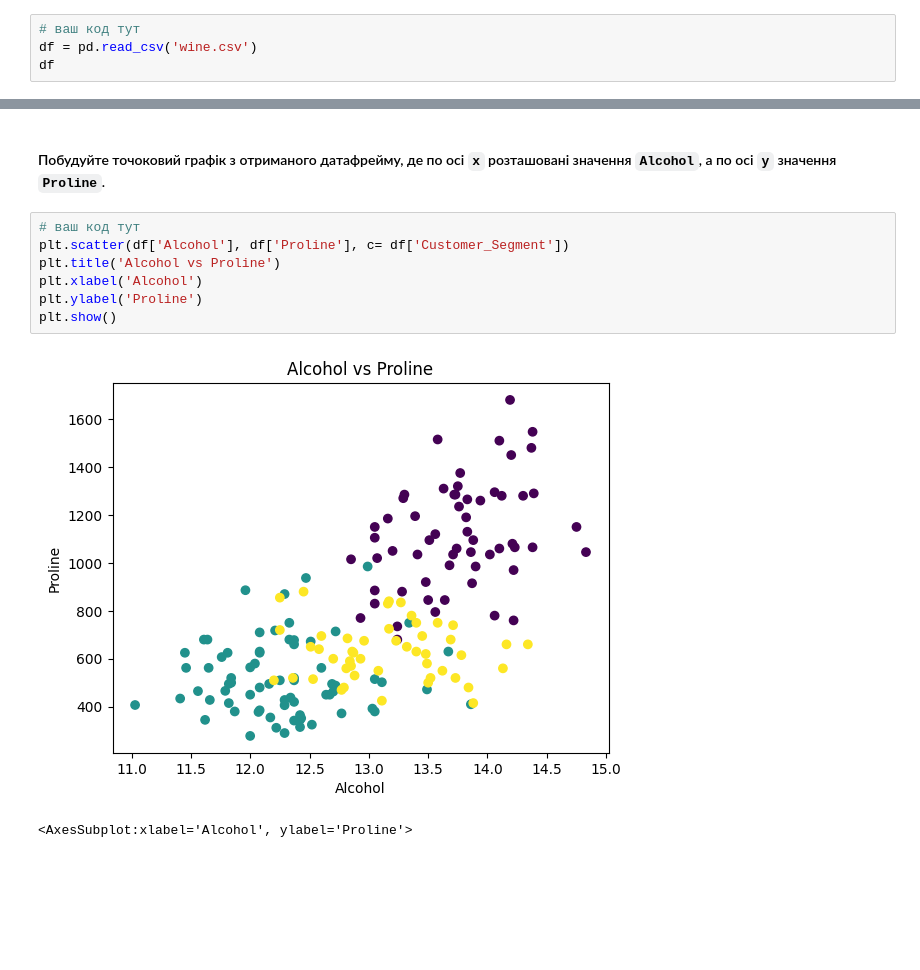
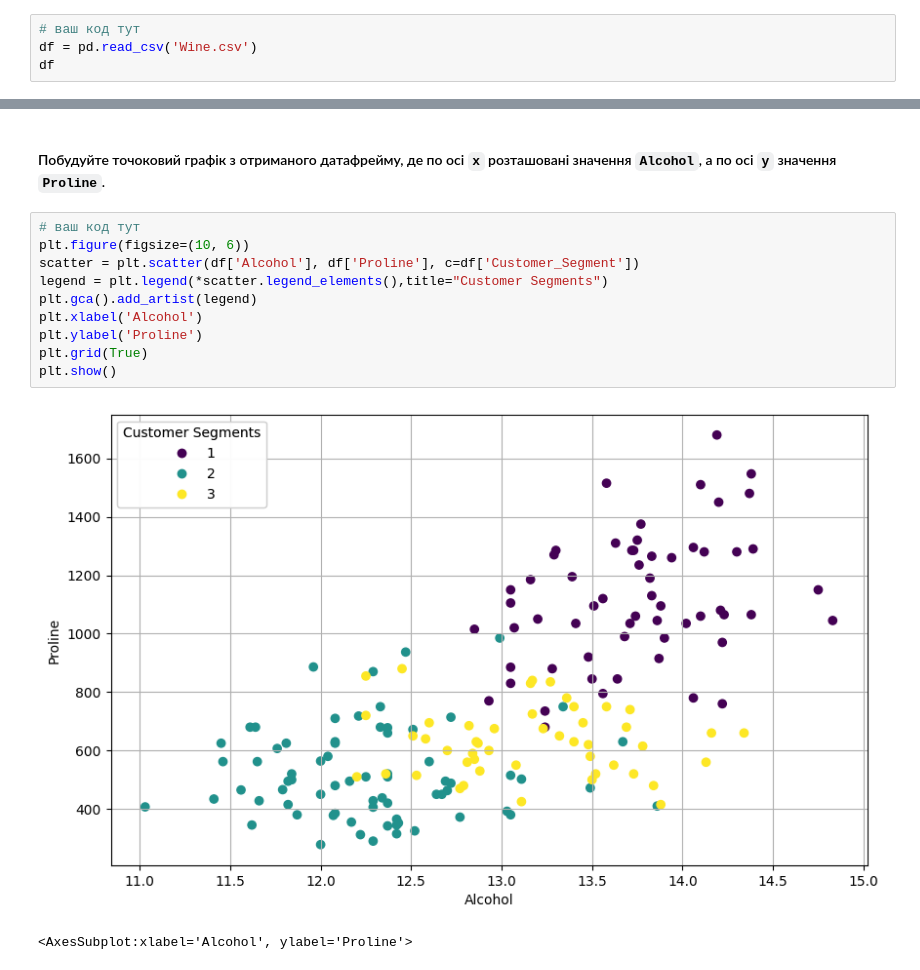
Before and after one commit to 4gn5t/DataInstrumentsPY, a Jupyter notebook: Lab6_Clusterization/Lab6.ipynb, the cells around one changed output, grey strips where cells are left out. Cells and saved outputs as stored; diff of their text form; blank space fills up the shorter version.

```diff
--- a/Lab6_Clusterization/Lab6.ipynb
+++ b/Lab6_Clusterization/Lab6.ipynb
@@ -13,7 +13,7 @@ from sklearn.cluster import KMeans
 #### Зчитайте дані з файлу `wine.csv` у датафрейм `wine`
 # %%
 # ваш код тут
-df = pd.read_csv('wine.csv')
+df = pd.read_csv('Wine.csv')
 df
 # %% [output]
 |  | Alcohol | Malic_Acid | Ash | Ash_Alcanity | Magnesium | Total_Phenols | Flavanoids | ... |
@@ -48,13 +48,16 @@ df
 #### Побудуйте точоковий графік з отриманого датафрейму, де по осі `x` розташовані значення `Alcohol`, а по осі `y` значення `Proline`.
 # %%
 # ваш код тут
-plt.scatter(df['Alcohol'], df['Proline'], c= df['Customer_Segment'])
-plt.title('Alcohol vs Proline')
+plt.figure(figsize=(10, 6))
+scatter = plt.scatter(df['Alcohol'], df['Proline'], c=df['Customer_Segment'])
+legend = plt.legend(*scatter.legend_elements(),title="Customer Segments")
+plt.gca().add_artist(legend)
 plt.xlabel('Alcohol')
 plt.ylabel('Proline')
+plt.grid(True)
 plt.show()
 # %% [output]
-[figure, old version]
+[figure, new version]
 # %%
 # %% [output]
 <AxesSubplot:xlabel='Alcohol', ylabel='Proline'>
```
Also changed, not shown: parts of 26 cells of this notebook.
